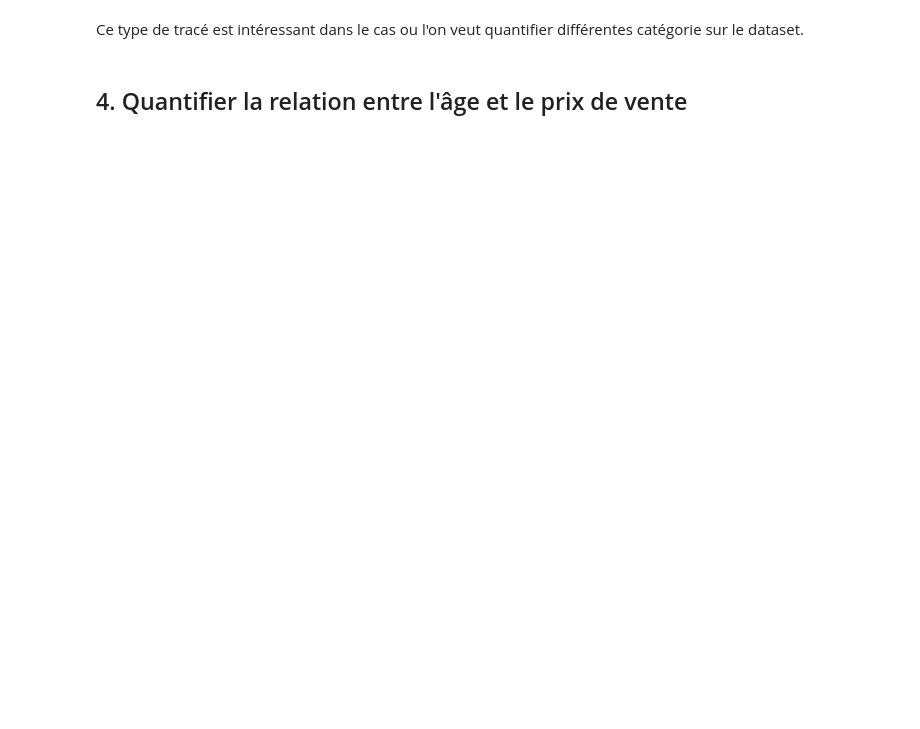
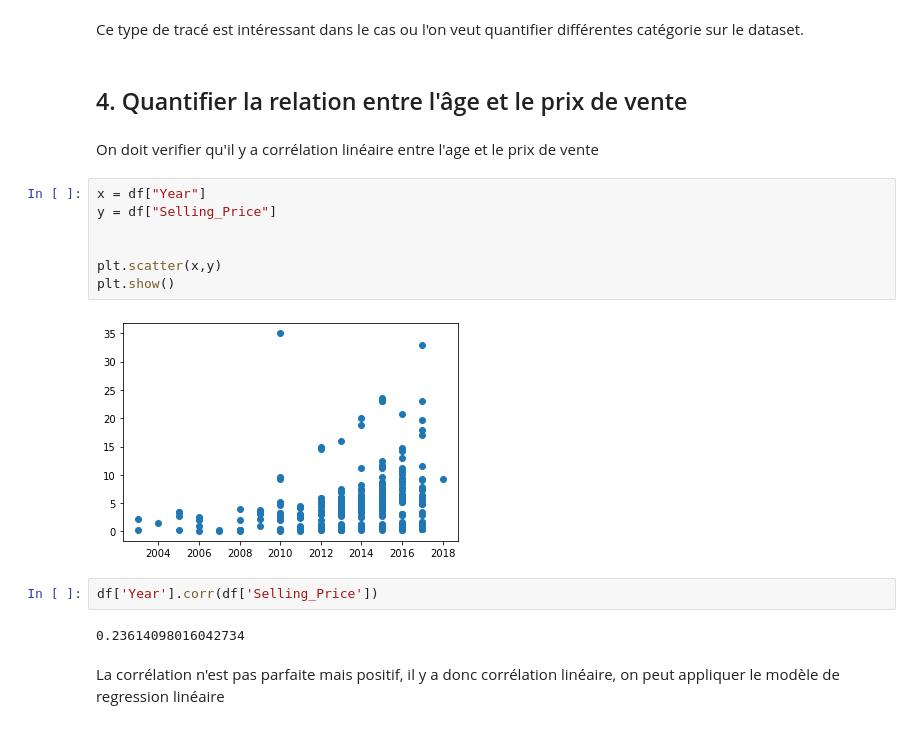
Before and after one commit to Ludo-R/CarPurchase-Project, a Jupyter notebook: carpurchase.ipynb, the cells around one changed output. Saved outputs shown, nothing was run; the diff lists cells and outputs as text; blank space fills up the shorter version.

```diff
--- a/carpurchase.ipynb
+++ b/carpurchase.ipynb
@@ -132,3 +132,21 @@ sns.catplot(x = 'Transmission', y = 'Selling_Price', data = df, kind= 'strip')
 Ce type de tracé est intéressant dans le cas ou l'on veut quantifier différentes catégorie sur le dataset.
 # %% [markdown]
 ## 4. Quantifier la relation entre l'âge et le prix de vente
+# %% [markdown]
+On doit verifier qu'il y a corrélation linéaire entre l'age et le prix de vente
+# %%
+x = df["Year"]
+y = df["Selling_Price"]
+
+
+plt.scatter(x,y)
+plt.show()
+# %% [output]
+[figure, added]
+# %%
+df['Year'].corr(df['Selling_Price'])
+# %% [output]
+0.23614098016042734
+# %% [markdown]
+La corrélation n'est pas parfaite mais positif, il y a donc corrélation linéaire, on peut appliquer
+le modèle de regression linéaire
```
Also changed, not shown: parts of 1 cell of this notebook.
